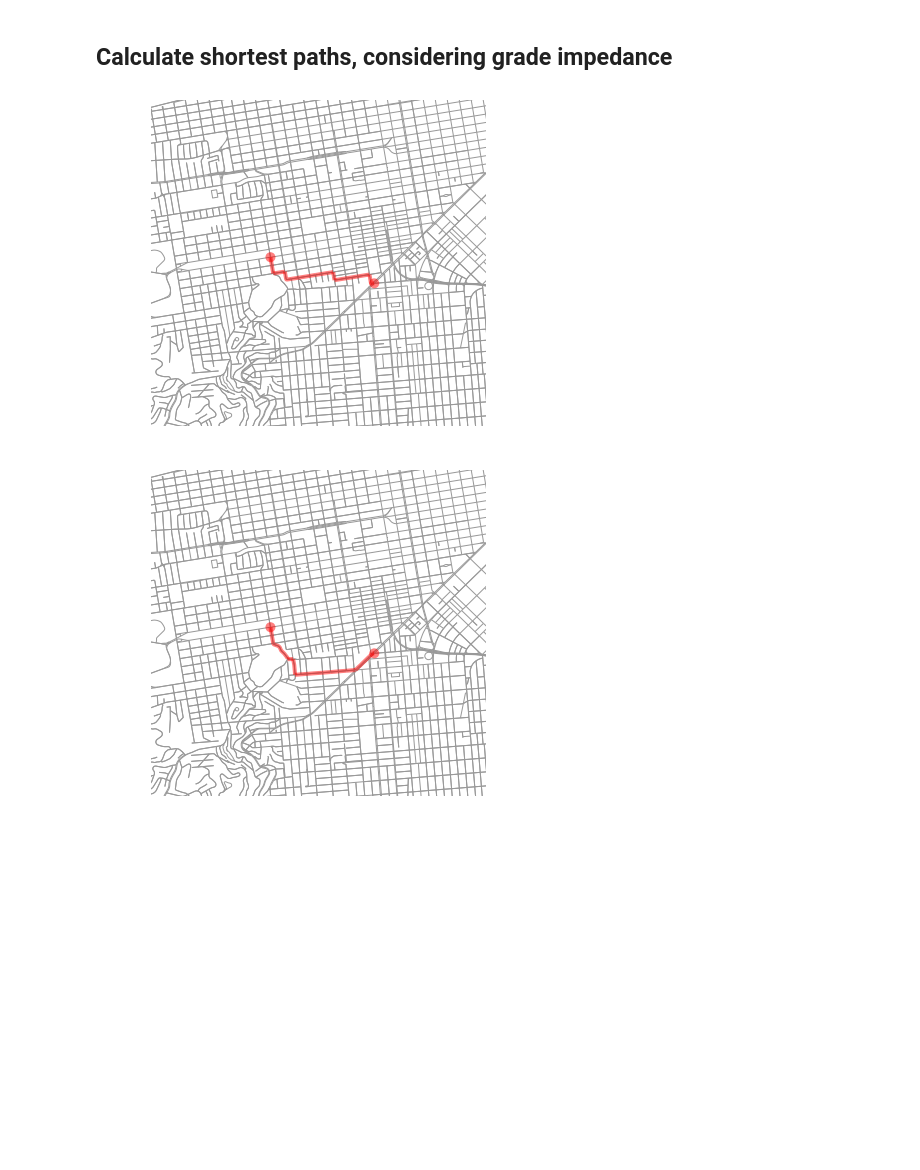
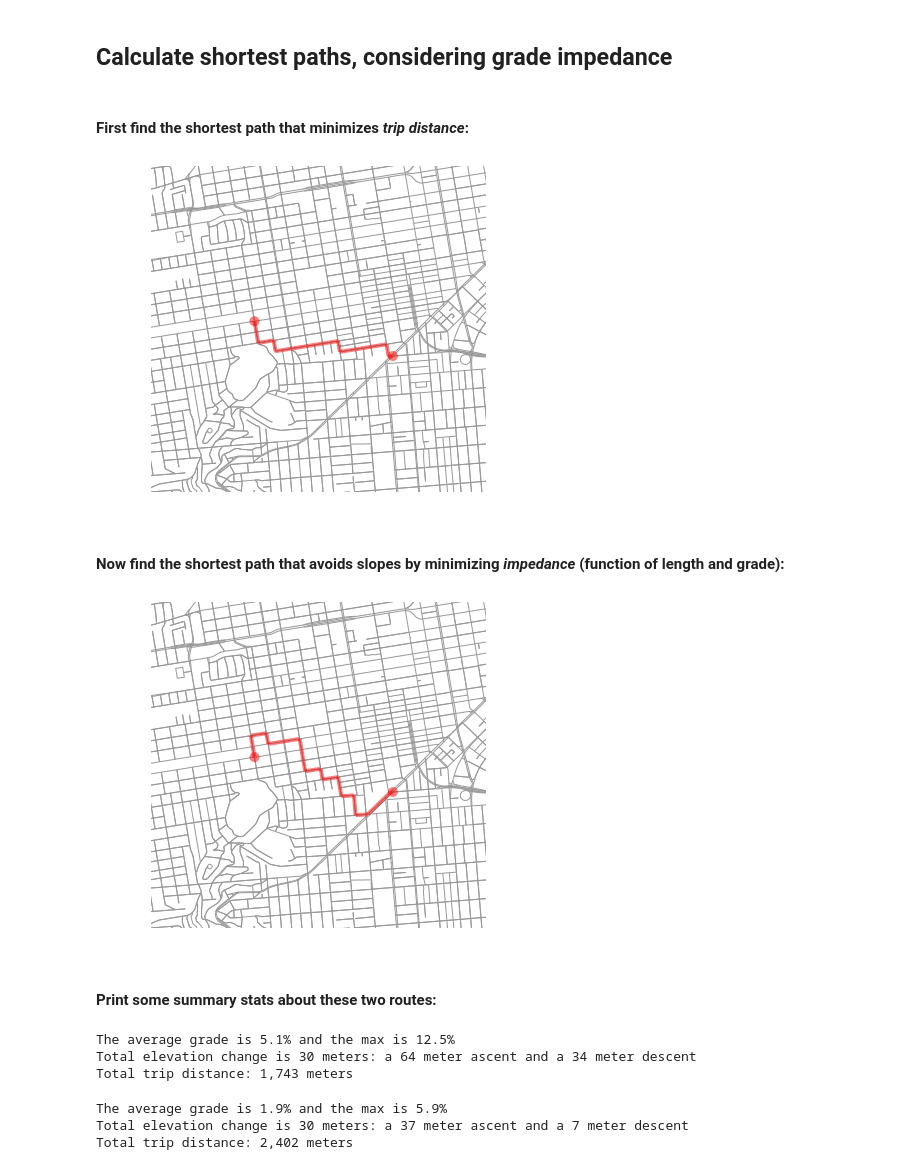
Before and after one commit to gboeing/osmnx, a Jupyter notebook: examples/12-node-elevations-edge-grades.ipynb, the cells around one changed output. Drawn from its saved outputs; the diff is of its cells as text; code cells hidden in the pictures; blank space fills up the shorter version.

Commit message:
update impedance demo

```diff
--- a/examples/12-node-elevations-edge-grades.ipynb
+++ b/examples/12-node-elevations-edge-grades.ipynb
@@ -59,6 +63,11 @@ fig, ax = ox.plot_graph(G_proj, fig_height=10, edge_color=ec, edge_linewidth=1.5
 [figure]
 # %% [markdown]
 ## Calculate shortest paths, considering grade impedance
+# %%
+# select an origin and destination node and a bounding box around them
+origin = ox.get_nearest_node(G, (37.77, -122.426))
+destination = ox.get_nearest_node(G, (37.773, -122.441))
+bbox = ox.bbox_from_point((37.772, -122.434), distance=1500, project_utm=True)
 # %%
 # define some edge impedance function here
 def impedance(length, grade):
@@ -71,17 +82,16 @@ for u, v, k, data in G.edges(keys=True, data=True):
-# %%
-# select an origin and destination node and a bounding box around them
-origin_node = ox.get_nearest_node(G, (37.77, -122.426))
-destination_node = ox.get_nearest_node(G, (37.773, -122.441))
-bbox = ox.bbox_from_point((37.772, -122.434), distance=2000, project_utm=True)
+# %% [markdown]
+#### First find the shortest path that minimizes *trip distance*:
 # %%
-# calculate the shortest path weighted by edge length
-route_by_length = nx.shortest_path(G_proj, source=origin_node, target=destination_node, weight='length')
+route_by_length = nx.shortest_path(G_proj, source=origin, target=destination, weight='length')
 fig, ax = ox.plot_graph_route(G_proj, route_by_length, bbox=bbox, node_size=0)
 # %% [output]
-[figure, old version]
+[figure, new version]
+# %% [markdown]
+#### Now find the shortest path that avoids slopes by minimizing *impedance* (function of length and grade):
 # %%
-# avoid slopes: calculate the shortest path weighted by edge impedance (a function of length and grade)
-route_by_impedance = nx.shortest_path(G_proj, source=origin_node, target=destination_node, weight='impedance')
+route_by_impedance = nx.shortest_path(G_proj, source=origin, target=destination, weight='impedance')
 fig, ax = ox.plot_graph_route(G_proj, route_by_impedance, bbox=bbox, node_size=0)
 # %% [output]
-[figure, old version]
+[figure, new version]
+# %% [markdown]
+#### Print some summary stats about these two routes:
@@ -87,0 +112,14 @@ fig, ax = ox.plot_graph_route(G_proj, route_by_impedance, bbox=bbox, node_size=0
+# %%
+# stats of route minimizing length
+print_route_stats(route_by_length)
+# %% [output]
+The average grade is 5.1% and the max is 12.5%
+Total elevation change is 30 meters: a 64 meter ascent and a 34 meter descent
+Total trip distance: 1,743 meters
+# %%
+# stats of route minimizing impedance (function of length and grade)
+print_route_stats(route_by_impedance)
+# %% [output]
+The average grade is 1.9% and the max is 5.9%
+Total elevation change is 30 meters: a 37 meter ascent and a 7 meter descent
+Total trip distance: 2,402 meters
```
Also changed, not shown: parts of 8 cells of this notebook.
